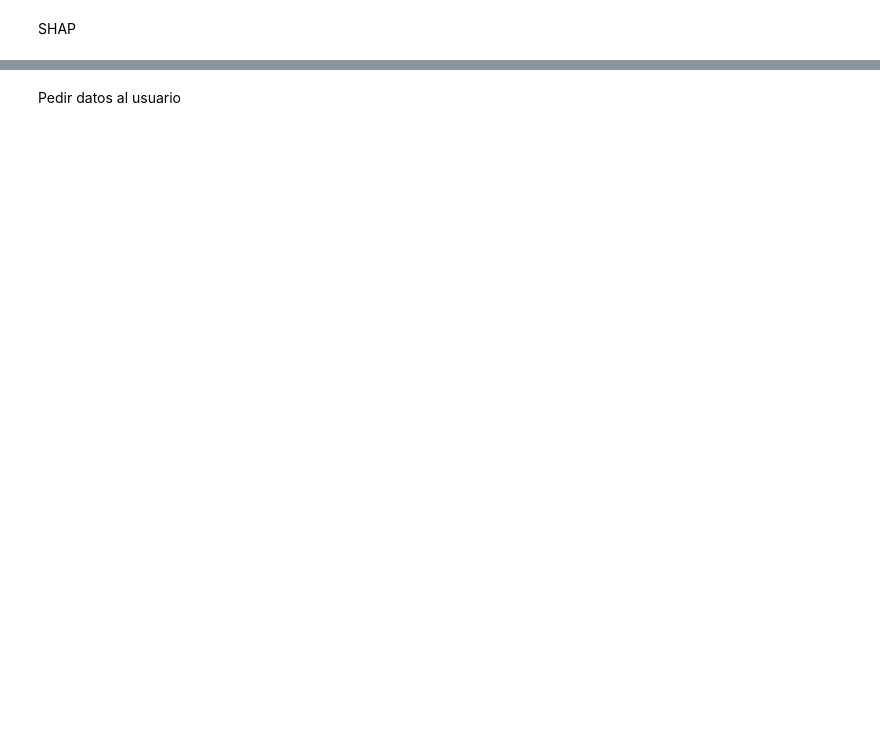
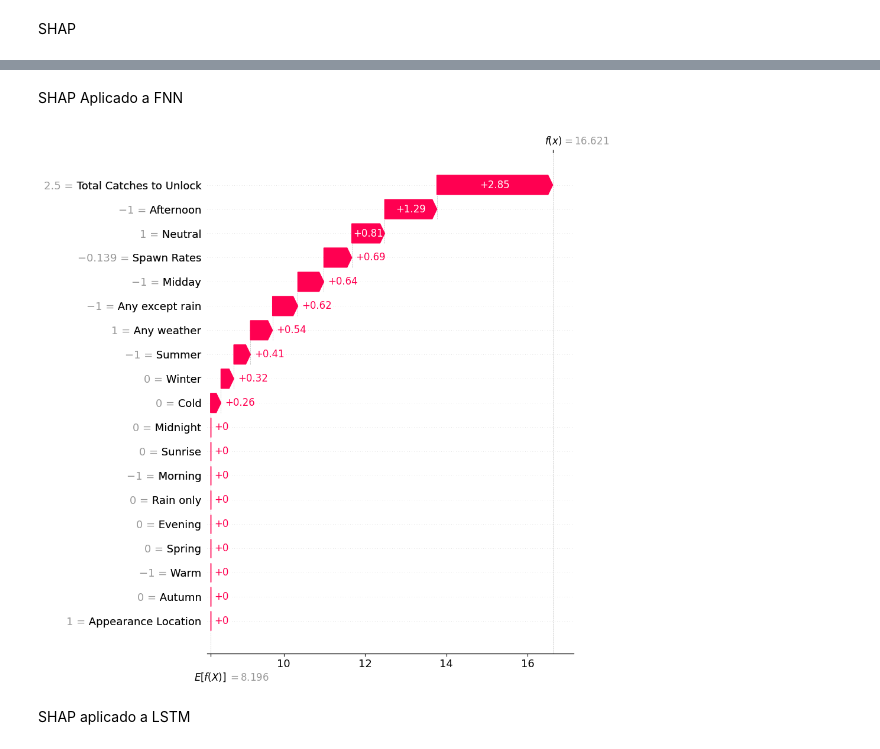
Before and after one commit to megastacks13/MachineLearning, a Jupyter notebook: Final Project - Animal Crossing Prediciton/PracticaFinal.ipynb, the cells around one changed output, grey strips where cells are left out. Cells and saved outputs as stored; diff of their text form; code cells hidden in the pictures; blank space fills up the shorter version.

```diff
--- a/Final Project - Animal Crossing Prediciton/PracticaFinal.ipynb
+++ b/Final Project - Animal Crossing Prediciton/PracticaFinal.ipynb
@@ -1227,2 +1244,14 @@ regression_shap(pn)
-# %% [markdown]
-Pedir datos al usuario
+# %% [markdown]
+SHAP Aplicado a FNN
+# %%
+model = FeedforwardNeuralNetModel(
+    df=dataframe,
+    using_relu=False,
+    dropout=0.1
+)
+model.fit(show_info=False)
+models_shap(model)
+# %% [output]
+[figure, added]
+# %% [markdown]
+SHAP aplicado a LSTM
```
Also changed, not shown: parts of 16 cells of this notebook, 1 other file.
